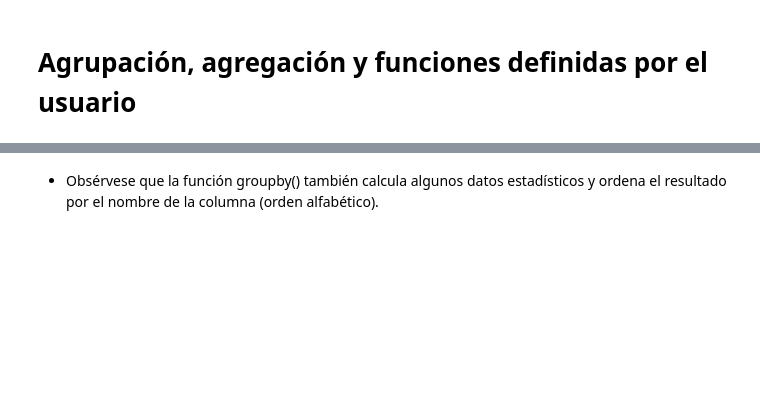
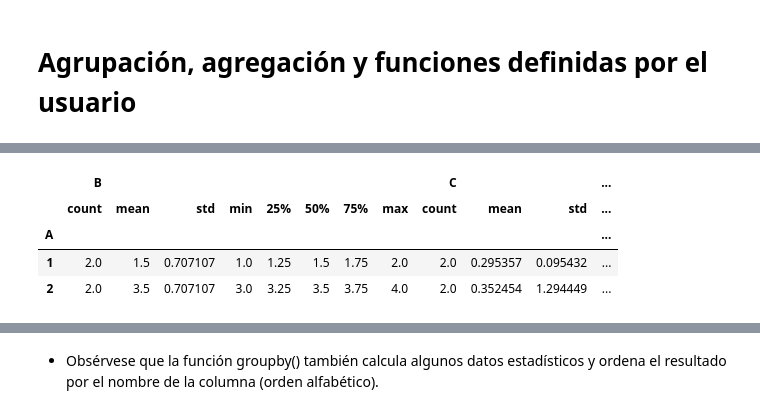
Before and after one commit to luiggix/Python_cero_a_experto, a Jupyter notebook: 05_Analisis_de_Datos.ipynb, the cells around one changed output, grey strips where cells are left out. Cells and saved outputs as stored; diff of their text form; code cells hidden in the pictures; blank space fills up the shorter version.

```diff
--- a/05_Analisis_de_Datos.ipynb
+++ b/05_Analisis_de_Datos.ipynb
@@ -371,5 +958,12 @@ df
 # %%
-df.groupby('A')
-df.describe()
+AA = df.groupby('A')
+#AA
+AA.describe()
+# %% [output]
+|  | B |  |  |  |  |  |  |  | C |  |  | ... |
+|  | count | mean | std | min | 25% | 50% | 75% | max | count | mean | std | ... |
+| A |  |  |  |  |  |  |  |  |  |  |  | ... |
+| 1 | 2.0 | 1.5 | 0.707107 | 1.0 | 1.25 | 1.5 | 1.75 | 2.0 | 2.0 | 0.295357 | 0.095432 | ... |
+| 2 | 2.0 | 3.5 | 0.707107 | 3.0 | 3.25 | 3.5 | 3.75 | 4.0 | 2.0 | 0.352454 | 1.294449 | ... |
 # %%
 df.groupby('A').agg('min')
```
Also changed, not shown: parts of 120 cells of this notebook, 6 other files.
